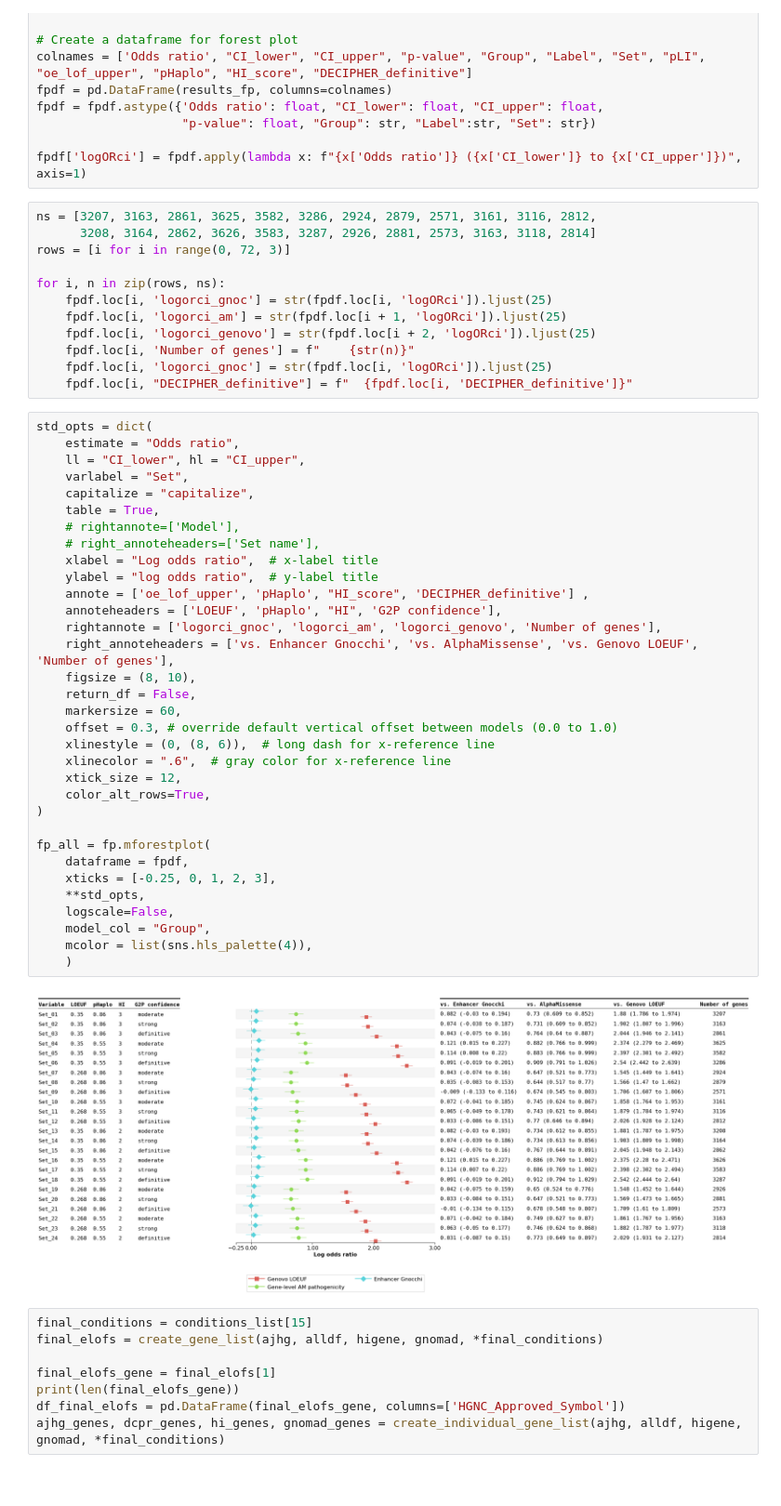
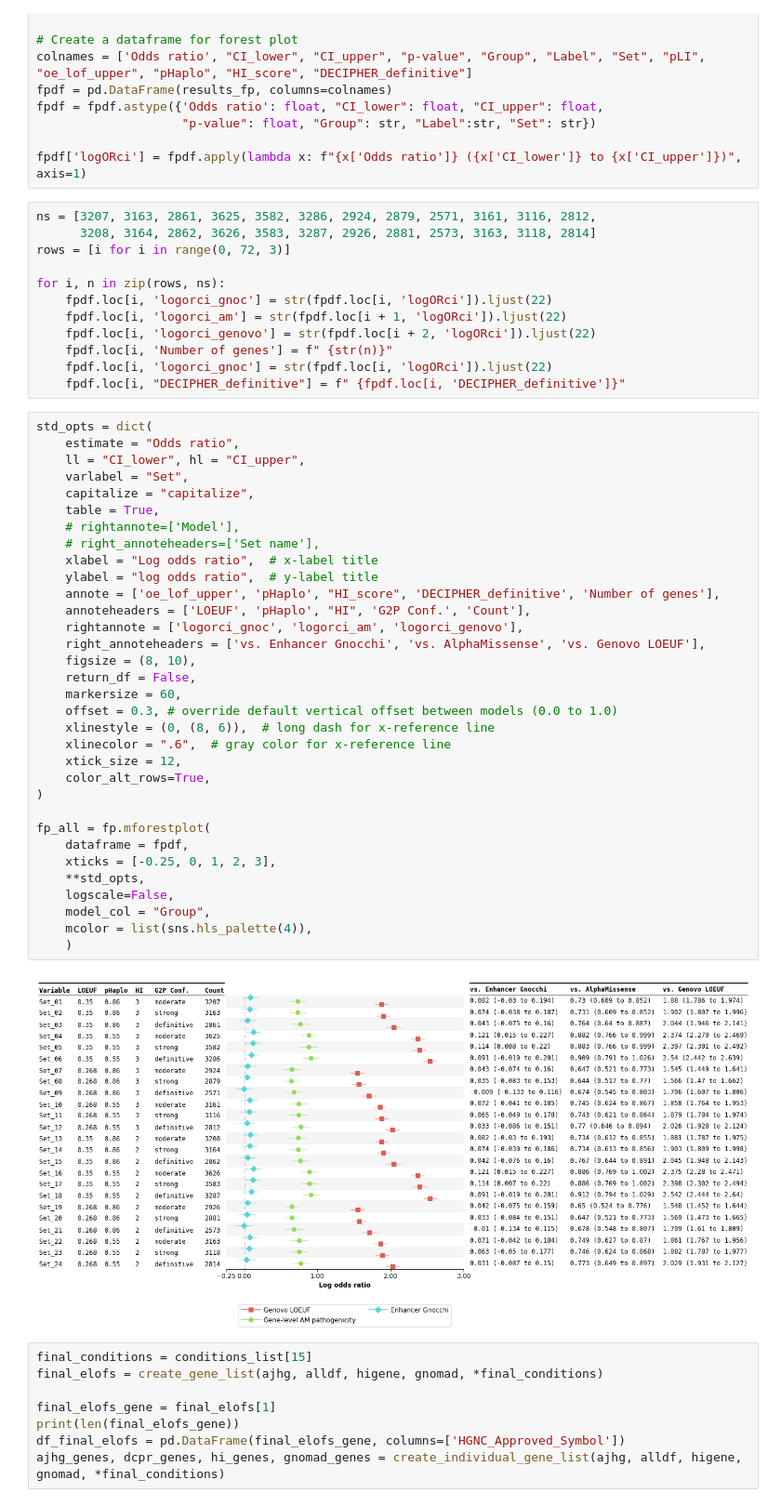
Before and after one commit to ysut/dev, a Jupyter notebook: Resources/02_EstimatedLoFGenes/comparison5.ipynb, the cells around one changed output. Shown: that part at 93% size. Cells and saved outputs as stored; diff of their text form; blank space fills up the shorter version.

```diff
--- a/Resources/02_EstimatedLoFGenes/comparison5.ipynb
+++ b/Resources/02_EstimatedLoFGenes/comparison5.ipynb
@@ -672,47 +662,47 @@ ns = [3207, 3163, 2861, 3625, 3582, 3286, 2924, 2879, 2571, 3161, 3116, 2812,
 rows = [i for i in range(0, 72, 3)]
 
 for i, n in zip(rows, ns):
-    fpdf.loc[i, 'logorci_gnoc'] = str(fpdf.loc[i, 'logORci']).ljust(25)
-    fpdf.loc[i, 'logorci_am'] = str(fpdf.loc[i + 1, 'logORci']).ljust(25)
-    fpdf.loc[i, 'logorci_genovo'] = str(fpdf.loc[i + 2, 'logORci']).ljust(25)
-    fpdf.loc[i, 'Number of genes'] = f"    {str(n)}"
-    fpdf.loc[i, 'logorci_gnoc'] = str(fpdf.loc[i, 'logORci']).ljust(25)
-    fpdf.loc[i, "DECIPHER_definitive"] = f"  {fpdf.loc[i, 'DECIPHER_definitive']}"
+    fpdf.loc[i, 'logorci_gnoc'] = str(fpdf.loc[i, 'logORci']).ljust(22)
+    fpdf.loc[i, 'logorci_am'] = str(fpdf.loc[i + 1, 'logORci']).ljust(22)
+    fpdf.loc[i, 'logorci_genovo'] = str(fpdf.loc[i + 2, 'logORci']).ljust(22)
+    fpdf.loc[i, 'Number of genes'] = f" {str(n)}"
+    fpdf.loc[i, 'logorci_gnoc'] = str(fpdf.loc[i, 'logORci']).ljust(22)
+    fpdf.loc[i, "DECIPHER_definitive"] = f" {fpdf.loc[i, 'DECIPHER_definitive']}"
 # %%
 std_opts = dict(
     estimate = "Odds ratio",
     ll = "CI_lower", hl = "CI_upper",
     varlabel = "Set",
     capitalize = "capitalize",
     table = True,
     # rightannote=['Model'],
     # right_annoteheaders=['Set name'],
     xlabel = "Log odds ratio",  # x-label title
     ylabel = "log odds ratio",  # y-label title
-    annote = ['oe_lof_upper', 'pHaplo', "HI_score", 'DECIPHER_definitive'] ,
-    annoteheaders = ['LOEUF', 'pHaplo', "HI", 'G2P confidence'],
-    rightannote = ['logorci_gnoc', 'logorci_am', 'logorci_genovo', 'Number of genes'],
-    right_annoteheaders = ['vs. Enhancer Gnocchi', 'vs. AlphaMissense', 'vs. Genovo LOEUF', 'Number of genes'],
+    annote = ['oe_lof_upper', 'pHaplo', "HI_score", 'DECIPHER_definitive', 'Number of genes'],
+    annoteheaders = ['LOEUF', 'pHaplo', "HI", 'G2P Conf.', 'Count'],
+    rightannote = ['logorci_gnoc', 'logorci_am', 'logorci_genovo'],
+    right_annoteheaders = ['vs. Enhancer Gnocchi', 'vs. AlphaMissense', 'vs. Genovo LOEUF'],
     figsize = (8, 10),
     return_df = False,
     markersize = 60,
     offset = 0.3, # override default vertical offset between models (0.0 to 1.0)
     xlinestyle = (0, (8, 6)),  # long dash for x-reference line
     xlinecolor = ".6",  # gray color for x-reference line
     xtick_size = 12,
     color_alt_rows=True,
 )
 
 fp_all = fp.mforestplot(
     dataframe = fpdf,
     xticks = [-0.25, 0, 1, 2, 3],
     **std_opts,
     logscale=False,
     model_col = "Group",
     mcolor = list(sns.hls_palette(4)),
     )
 # %% [output]
-[figure, old version]
+[figure, new version]
 # %%
 final_conditions = conditions_list[15]
 final_elofs = create_gene_list(ajhg, alldf, higene, gnomad, *final_conditions)
```
Also changed, not shown: parts of 1 cell of this notebook, 4 other files.
